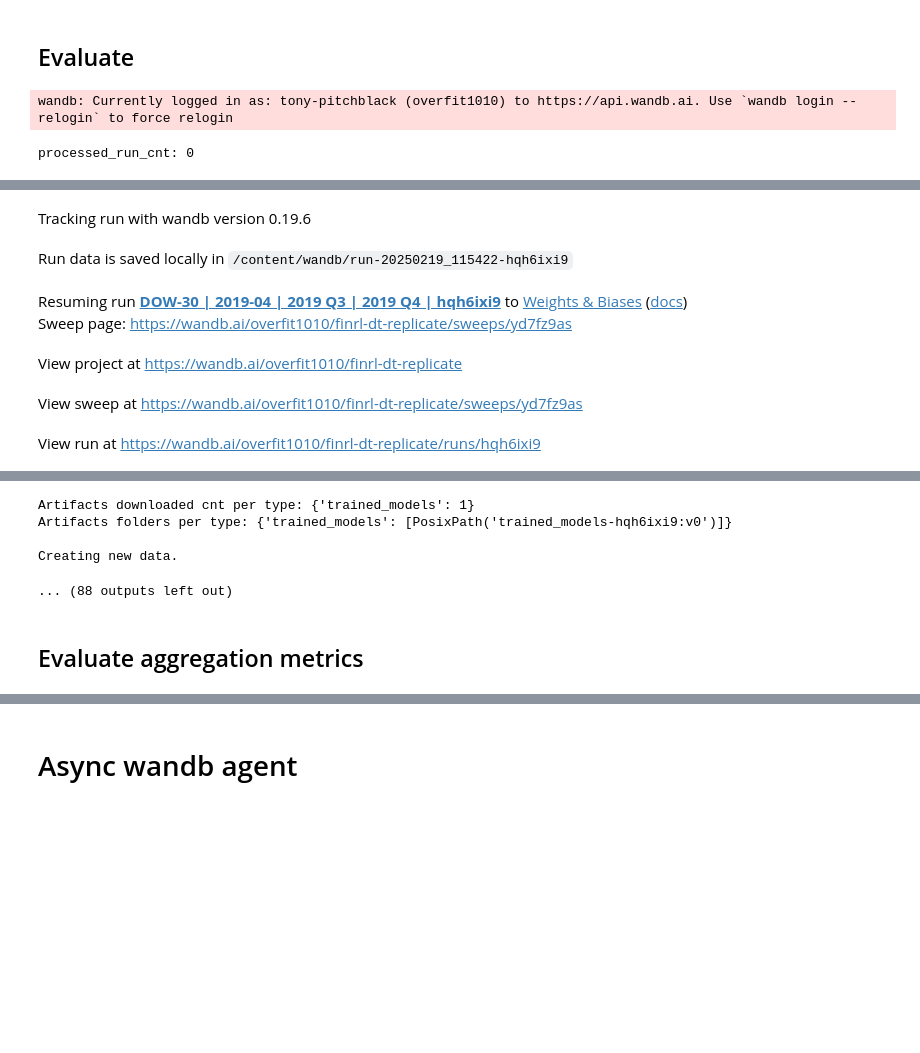
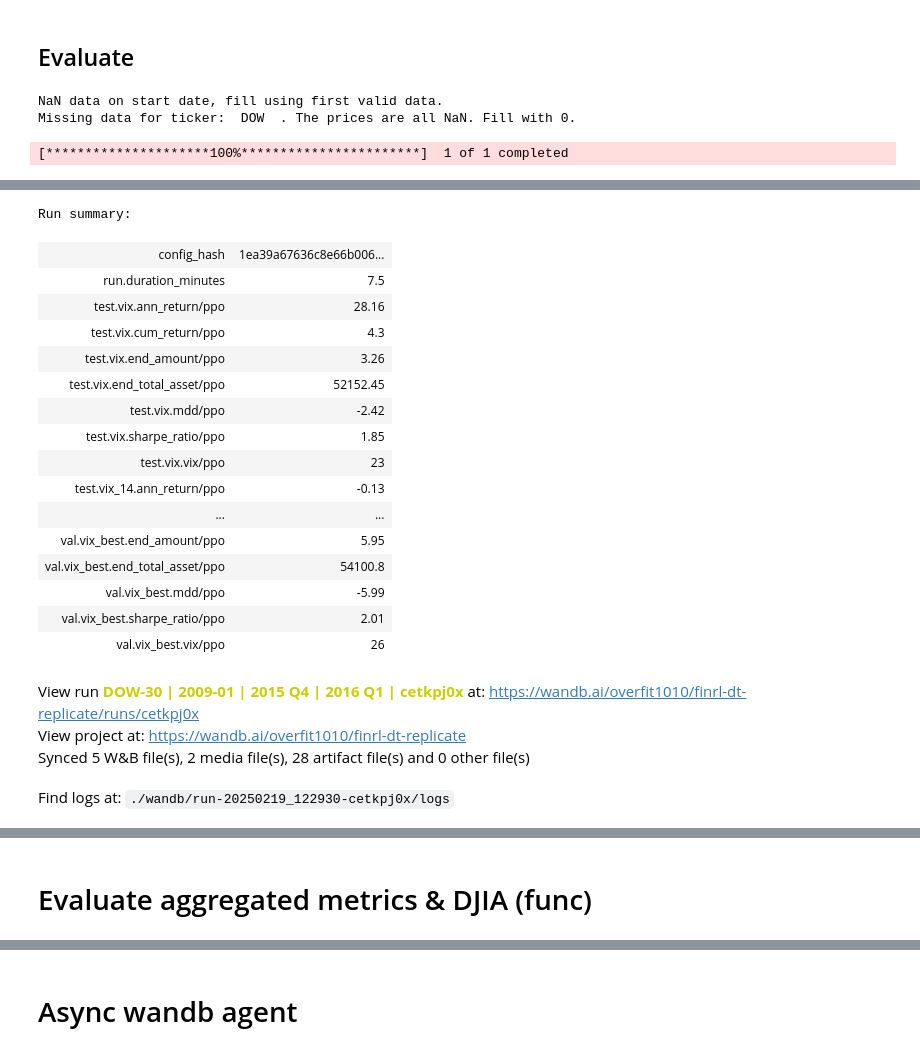
Before and after one commit to tony-pitchblack/finrl-dt, a Jupyter notebook: finrl_dt_replicate_train.ipynb, the cells around one changed output, grey strips where cells are left out. Cells and saved outputs as stored; diff of their text form; code cells hidden in the pictures; blank space fills up the shorter version.

Commit message:
Add DJIA evaluation for last run -  add DJIA evaluation for last run in sweep per each config hash

```diff
--- a/finrl_dt_replicate_train.ipynb
+++ b/finrl_dt_replicate_train.ipynb
@@ -2033,7 +1969,7 @@ def print_result(result):
 model_name = 'ppo'
 num_envs_per_env_runner = 1
 num_env_runners = 0
-log_to_wandb = False
+log_to_wandb = True
 # %%
 #@title Define RLlib model
 
@@ -3700,15 +3771,15 @@ SWEEP_ID = "yd7fz9as"
 REVERSE = False # True -> start from earliest
 
 LIMIT = None
-LIMIT = 5
+# LIMIT = 5
 
 LAST_IDX = None
 
 FIRST_IDX = None
-# FIRST_IDX = 0
+FIRST_IDX = 4
 
 FILTER_HASH = None
-FILTER_HASH = '5b89a8d8a13f0dad4cfe425a8b2300ab5b6fb4b1d863471a46b6758a66d4461b'
+FILTER_HASH = '1ea39a67636c8e66b0064c4cac304a880b02405eff96aa2bc82017e78cd8461f'
 
 DRAW_PLOTS = True
 DRAW_PLOTS = False
@@ -3731,10 +3802,10 @@ def evaluate_threshold_grid_sweep():
         if FILTER_HASH is not None and run.summary['config_hash'] != FILTER_HASH:
             continue
 
-        if FIRST_IDX is not None and processed_run_cnt < FIRST_IDX:
+        if FIRST_IDX is not None and idx < FIRST_IDX:
             continue
 
-        if LAST_IDX is not None and processed_run_cnt >= LAST_IDX:
+        if LAST_IDX is not None and idx >= LAST_IDX:
             break
 
         print(f"\nprocessed_run_cnt: {processed_run_cnt}")
@@ -3787,17 +3858,18 @@ def evaluate_threshold_grid_sweep():
     del api, sweep_runs
     gc.collect()
 
-# Init tracemalloc
-tracemalloc.start()
-snapshot_start = tracemalloc.take_snapshot()
+# # Init tracemalloc
+# tracemalloc.start()
+# snapshot_start = tracemalloc.take_snapshot()
 
 evaluate_threshold_grid_sweep()
 
-# Finish tracemalloc
-snapshot_end = tracemalloc.take_snapshot()
-top_stats = snapshot_end.compare_to(snapshot_start, 'lineno')
-for stat in top_stats[:5]:
-    print(stat)
+# # Finish tracemalloc
+# snapshot_end = tracemalloc.take_snapshot()
+# top_stats = snapshot_end.compare_to(snapshot_start, 'lineno')
+# for stat in top_stats[:5]:
+#     print(stat)
 # %% [output]
-wandb: Currently logged in as: tony-pitchblack (overfit1010) to https://api.wandb.ai. Use `wandb login --relogin` to force relogin
+NaN data on start date, fill using first valid data.
+Missing data for ticker:  DOW  . The prices are all NaN. Fill with 0.
-processed_run_cnt: 0
+[*********************100%***********************]  1 of 1 completed
@@ -3805,7 +3894,21 @@ wandb: Using wandb-core as the SDK backend.  Please refer to https://wandb.me/wa
+Run summary:
+| config_hash | 1ea39a67636c8e66b006... |
+| run.duration_minutes | 7.5 |
+| test.vix.ann_return/ppo | 28.16 |
+| test.vix.cum_return/ppo | 4.3 |
+| test.vix.end_amount/ppo | 3.26 |
+| test.vix.end_total_asset/ppo | 52152.45 |
+| test.vix.mdd/ppo | -2.42 |
+| test.vix.sharpe_ratio/ppo | 1.85 |
+| test.vix.vix/ppo | 23 |
+| test.vix_14.ann_return/ppo | -0.13 |
+| ... | ... |
+| val.vix_best.end_amount/ppo | 5.95 |
+| val.vix_best.end_total_asset/ppo | 54100.8 |
+| val.vix_best.mdd/ppo | -5.99 |
+| val.vix_best.sharpe_ratio/ppo | 2.01 |
+| val.vix_best.vix/ppo | 26 |
-Tracking run with wandb version 0.19.6
+View run DOW-30 | 2009-01 | 2015 Q4 | 2016 Q1 | cetkpj0x at: https://wandb.ai/overfit1010/finrl-dt-replicate/runs/cetkpj0x
+View project at: https://wandb.ai/overfit1010/finrl-dt-replicate
+Synced 5 W&B file(s), 2 media file(s), 28 artifact file(s) and 0 other file(s)
-Run data is saved locally in /content/wandb/run-20250219_115422-hqh6ixi9
+Find logs at: ./wandb/run-20250219_122930-cetkpj0x/logs
-Resuming run DOW-30 | 2019-04 | 2019 Q3 | 2019 Q4 | hqh6ixi9 to Weights & Biases (docs)
-Sweep page: https://wandb.ai/overfit1010/finrl-dt-replicate/sweeps/yd7fz9as
-View project at https://wandb.ai/overfit1010/finrl-dt-replicate
-View sweep at https://wandb.ai/overfit1010/finrl-dt-replicate/sweeps/yd7fz9as
-View run at https://wandb.ai/overfit1010/finrl-dt-replicate/runs/hqh6ixi9
@@ -3815,10 +3915,5 @@ wandb:   99 of 99 files downloaded.
-Artifacts downloaded cnt per type: {'trained_models': 1}
-Artifacts folders per type: {'trained_models': [PosixPath('trained_models-hqh6ixi9:v0')]}
-
-Creating new data.
-... (88 outputs left out)
 # %% [markdown]
-## Evaluate aggregation metrics
+# Evaluate aggregated metrics & DJIA (func)
 # %%
 #@title group_by_hash_and_sort_by_date (for all runs in a sweep)
 
```
Also changed, not shown: parts of 24 cells of this notebook.
